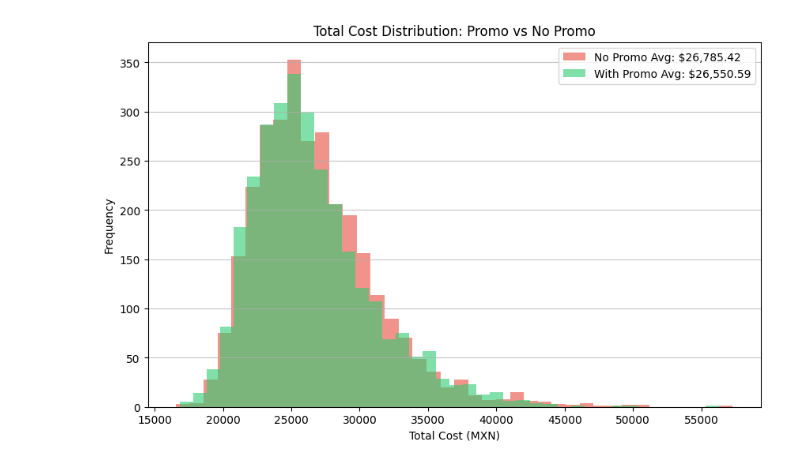
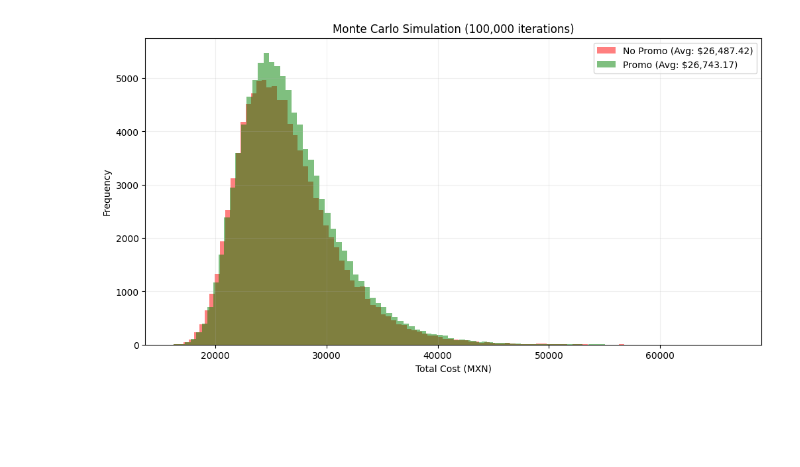
Before and after one commit to Tadeofloo/Strategies-to-complete-the-2026-World-Cup-album, a Jupyter notebook: album.ipynb, the cells around one changed output. Drawn from its saved outputs; the diff is of its cells as text; code cells hidden in the pictures; blank space fills up the shorter version.

Commit message:
docs: Update readme, album.ipynb and change images

```diff
--- a/album.ipynb
+++ b/album.ipynb
@@ -25,66 +6,77 @@ This proves that retail promotions do not solve the fundamental flaw of single-n
 # %%
 import random
+import multiprocessing
 import matplotlib.pyplot as plt
+import numpy as np
 
 TOTAL_STANDARD_STICKERS = 966
 STANDARD_STICKERS_PER_PACK = 7
 STANDARD_PACK_COST = 25.0
 
 TOTAL_COKE_STICKERS = 14
-COKE_STICKERS_PER_UNIT = 1
-COKE_UNIT_COST = 25.0
+COKE_UNIT_PRICE = 24.0
+PROMO_FIXED_FEE = 10.0
+STICKERS_NORMAL_PER_SPECIAL_PACK = 2
+STICKERS_COKE_PER_SPECIAL_PACK = 1
+SPECIAL_PACKS_PER_PROMO = 2
 
-PROMO_COKE_REQUIRED = 4
-PROMO_EXTRA_COST = 20.0
-PROMO_STANDARD_PACKS = 2
+def simulate_unified_collection(params):
+    seed, use_promo = params
+    random.seed(seed)
 
-def simulate_unified_collection(use_promo=False):
     standard_album = set()
     coke_album = set()
     total_cost = 0.0
 
+    # Phase 1: Collect all Coke stickers
     while len(coke_album) < TOTAL_COKE_STICKERS:
         if use_promo:
-            total_cost += (PROMO_COKE_REQUIRED * COKE_UNIT_COST) + PROMO_EXTRA_COST
+            total_cost += (2 * COKE_UNIT_PRICE) + PROMO_FIXED_FEE
 
-            for _ in range(PROMO_COKE_REQUIRED * COKE_STICKERS_PER_UNIT):
+            for _ in range(SPECIAL_PACKS_PER_PROMO):
                 coke_album.add(random.randint(1, TOTAL_COKE_STICKERS))
+                for _ in range(STICKERS_NORMAL_PER_SPECIAL_PACK):
+                    standard_album.add(random.randint(1, TOTAL_STANDARD_STICKERS))
+        else:
+            total_cost += COKE_UNIT_PRICE
+            coke_album.add(random.randint(1, TOTAL_COKE_STICKERS))
+            for _ in range(STICKERS_NORMAL_PER_SPECIAL_PACK):
+                standard_album.add(random.randint(1, TOTAL_STANDARD_STICKERS))
 
-            for _ in range(PROMO_STANDARD_PACKS * STANDARD_STICKERS_PER_PACK):
-                standard_album.add(random.randint(1, TOTAL_STANDARD_STICKERS))
-        else:
-            total_cost += COKE_UNIT_COST
-            coke_album.add(random.randint(1, TOTAL_COKE_STICKERS))
-
+    # Phase 2: Complete remaining standard stickers
     while len(standard_album) < TOTAL_STANDARD_STICKERS:
         total_cost += STANDARD_PACK_COST
         for _ in range(STANDARD_STICKERS_PER_PACK):
             standard_album.add(random.randint(1, TOTAL_STANDARD_STICKERS))
 
     return total_cost
 
-def run_simulation(iterations=1000):
-    costs_no_promo = []
-    costs_with_promo = []
+def run_simulation(iterations=100000):
+    cpus = multiprocessing.cpu_count()
 
-    for _ in range(iterations):
-        costs_no_promo.append(simulate_unified_collection(use_promo=False))
-        costs_with_promo.append(simulate_unified_collection(use_promo=True))
+    tasks_no_promo = [(random.randint(0, 10**7), False) for _ in range(iterations)]
+    tasks_with_promo = [(random.randint(0, 10**7), True) for _ in range(iterations)]
 
-    avg_no_promo = sum(costs_no_promo) / len(costs_no_promo)
-    avg_with_promo = sum(costs_with_promo) / len(costs_with_promo)
+    # Execute simulation using all CPU cores
+    with multiprocessing.Pool(processes=cpus) as pool:
+        costs_no_promo = pool.map(simulate_unified_collection, tasks_no_promo)
+        costs_with_promo = pool.map(simulate_unified_collection, tasks_with_promo)
 
-    plt.figure(figsize=(10, 6))
-    plt.hist(costs_no_promo, bins=40, alpha=0.6, color='#e74c3c', label=f'No Promo Avg: ${avg_no_promo:,.2f}')
-    plt.hist(costs_with_promo, bins=40, alpha=0.6, color='#2ecc71', label=f'With Promo Avg: ${avg_with_promo:,.2f}')
+    avg_no_promo = np.mean(costs_no_promo)
+    avg_with_promo = np.mean(costs_with_promo)
 
-    plt.title('Total Cost Distribution: Promo vs No Promo')
+    # Render histogram
+    plt.figure(figsize=(12, 6))
+    plt.hist(costs_no_promo, bins=100, alpha=0.5, label=f'No Promo (Avg: ${avg_no_promo:,.2f})', color='red')
+    plt.hist(costs_with_promo, bins=100, alpha=0.5, label=f'Promo (Avg: ${avg_with_promo:,.2f})', color='green')
+    plt.title(f'Monte Carlo Simulation ({iterations:,} iterations)')
     plt.xlabel('Total Cost (MXN)')
     plt.ylabel('Frequency')
     plt.legend()
-    plt.grid(axis='y', alpha=0.75)
+    plt.grid(True, alpha=0.2)
     plt.show()
 
-run_simulation(3000)
+if __name__ == "__main__":
+    run_simulation(100000)
 # %% [output]
-[figure, old version]
+[figure, new version]
```
Also changed, not shown: parts of 11 cells of this notebook, 7 other files.
